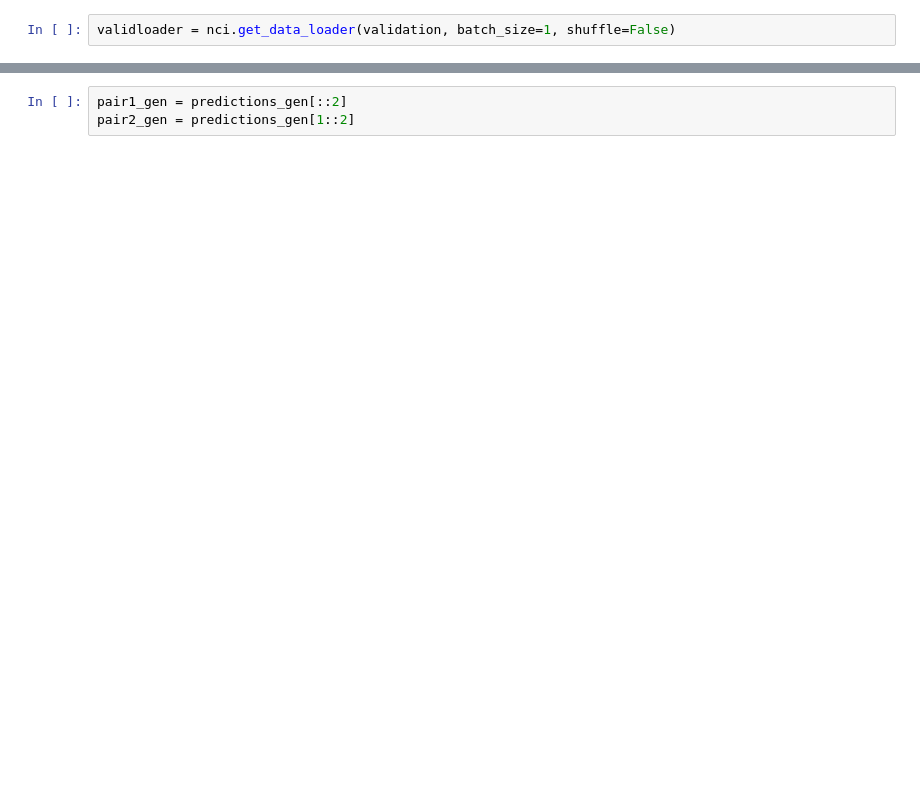
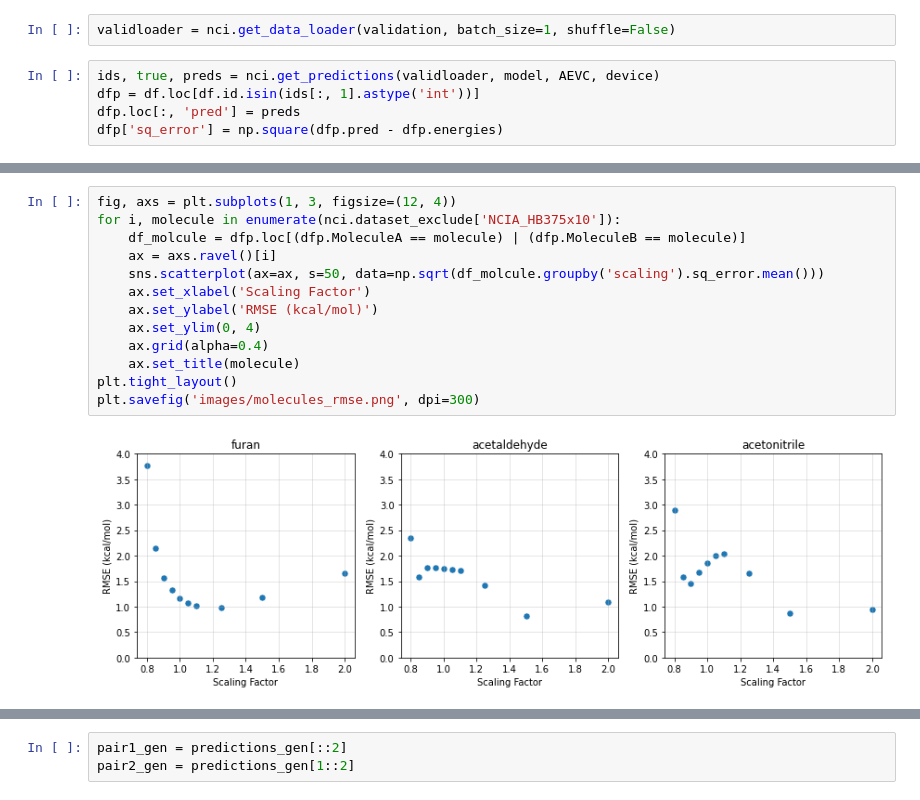
Before and after one commit to jessebmurray/torchani, a Jupyter notebook: preds.ipynb, the cells around one changed output, grey strips where cells are left out. Cells and saved outputs as stored; diff of their text form; blank space fills up the shorter version.

```diff
--- a/preds.ipynb
+++ b/preds.ipynb
@@ -29,2 +76,7 @@ df = pd.DataFrame(data[:2])
 # %%
 validloader = nci.get_data_loader(validation, batch_size=1, shuffle=False)
+# %%
+ids, true, preds = nci.get_predictions(validloader, model, AEVC, device)
+dfp = df.loc[df.id.isin(ids[:, 1].astype('int'))]
+dfp.loc[:, 'pred'] = preds
+dfp['sq_error'] = np.square(dfp.pred - dfp.energies)
@@ -30,0 +94,15 @@ validloader = nci.get_data_loader(validation, batch_size=1, shuffle=False)
+# %%
+fig, axs = plt.subplots(1, 3, figsize=(12, 4))
+for i, molecule in enumerate(nci.dataset_exclude['NCIA_HB375x10']):
+    df_molcule = dfp.loc[(dfp.MoleculeA == molecule) | (dfp.MoleculeB == molecule)]
+    ax = axs.ravel()[i]
+    sns.scatterplot(ax=ax, s=50, data=np.sqrt(df_molcule.groupby('scaling').sq_error.mean()))
+    ax.set_xlabel('Scaling Factor')
+    ax.set_ylabel('RMSE (kcal/mol)')
+    ax.set_ylim(0, 4)
+    ax.grid(alpha=0.4)
+    ax.set_title(molecule)
+plt.tight_layout()
+plt.savefig('images/molecules_rmse.png', dpi=300)
+# %% [output]
+[figure, added]
```
Also changed, not shown: parts of 64 cells of this notebook, 3 other files.
